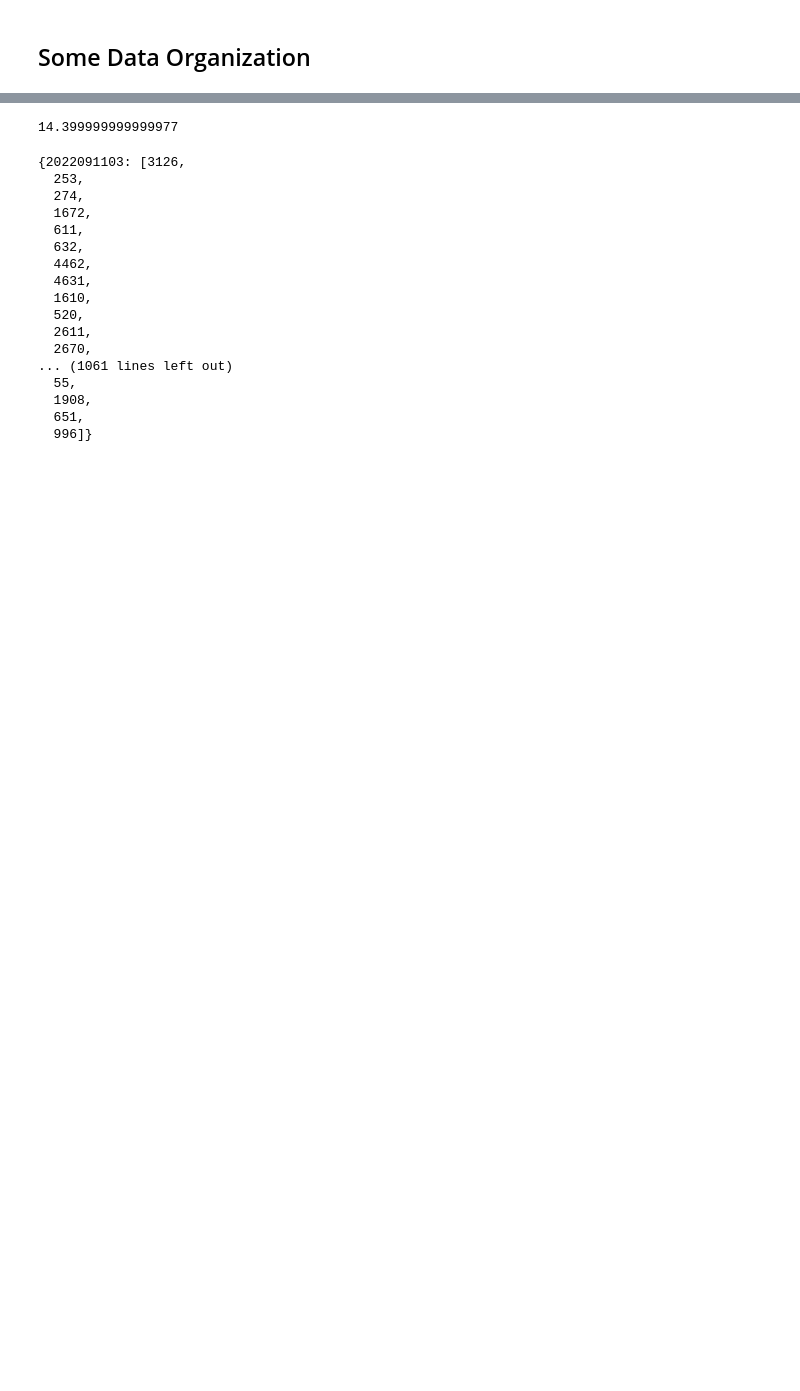
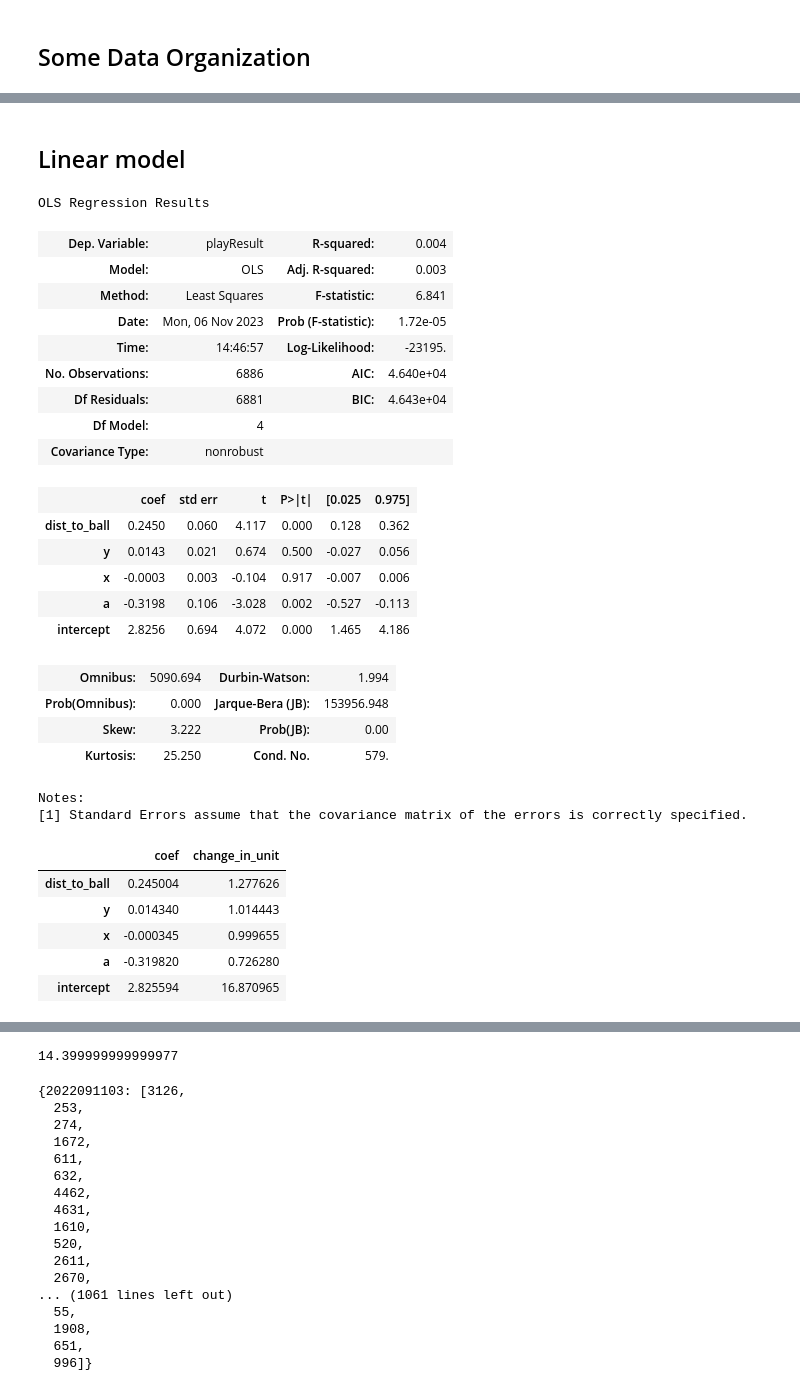
Before and after one commit to ab5525/nfl_data_2024, a Jupyter notebook: basicModel.ipynb, the cells around one changed output, grey strips where cells are left out. Cells and saved outputs as stored; diff of their text form; code cells hidden in the pictures; blank space fills up the shorter version.

```diff
--- a/basicModel.ipynb
+++ b/basicModel.ipynb
@@ -119,0 +244,45 @@ Will only look at x,y,s,a,dis(or o)
+# %% [markdown]
+## Linear model
+# %%
+#basic linear model
+X_train1 = X_train.drop(columns=['s','dir']).copy()
+X_train1['intercept'] = 1
+
+linear_model = sm.OLS(y_train, X_train1).fit()
+
+display(linear_model.summary())
+
+coef = linear_model.params
+change_in_unit = pd.DataFrame()
+change_in_unit['coef'] = coef
+change_in_unit['change_in_unit'] = np.exp(coef)
+change_in_unit
+# %% [output]
+OLS Regression Results
+| Dep. Variable: | playResult | R-squared: | 0.004 |
+| Model: | OLS | Adj. R-squared: | 0.003 |
+| Method: | Least Squares | F-statistic: | 6.841 |
+| Date: | Mon, 06 Nov 2023 | Prob (F-statistic): | 1.72e-05 |
+| Time: | 14:46:57 | Log-Likelihood: | -23195. |
+| No. Observations: | 6886 | AIC: | 4.640e+04 |
+| Df Residuals: | 6881 | BIC: | 4.643e+04 |
+| Df Model: | 4 |  |  |
+| Covariance Type: | nonrobust |  |  |
+|  | coef | std err | t | P>|t| | [0.025 | 0.975] |
+| dist_to_ball | 0.2450 | 0.060 | 4.117 | 0.000 | 0.128 | 0.362 |
+| y | 0.0143 | 0.021 | 0.674 | 0.500 | -0.027 | 0.056 |
+| x | -0.0003 | 0.003 | -0.104 | 0.917 | -0.007 | 0.006 |
+| a | -0.3198 | 0.106 | -3.028 | 0.002 | -0.527 | -0.113 |
+| intercept | 2.8256 | 0.694 | 4.072 | 0.000 | 1.465 | 4.186 |
+| Omnibus: | 5090.694 | Durbin-Watson: | 1.994 |
+| Prob(Omnibus): | 0.000 | Jarque-Bera (JB): | 153956.948 |
+| Skew: | 3.222 | Prob(JB): | 0.00 |
+| Kurtosis: | 25.250 | Cond. No. | 579. |
+Notes:
+[1] Standard Errors assume that the covariance matrix of the errors is correctly specified.
+|  | coef | change_in_unit |
+| dist_to_ball | 0.245004 | 1.277626 |
+| y | 0.014340 | 1.014443 |
+| x | -0.000345 | 0.999655 |
+| a | -0.319820 | 0.726280 |
+| intercept | 2.825594 | 16.870965 |
```
Also changed, not shown: parts of 10 cells of this notebook, 2 other files.
